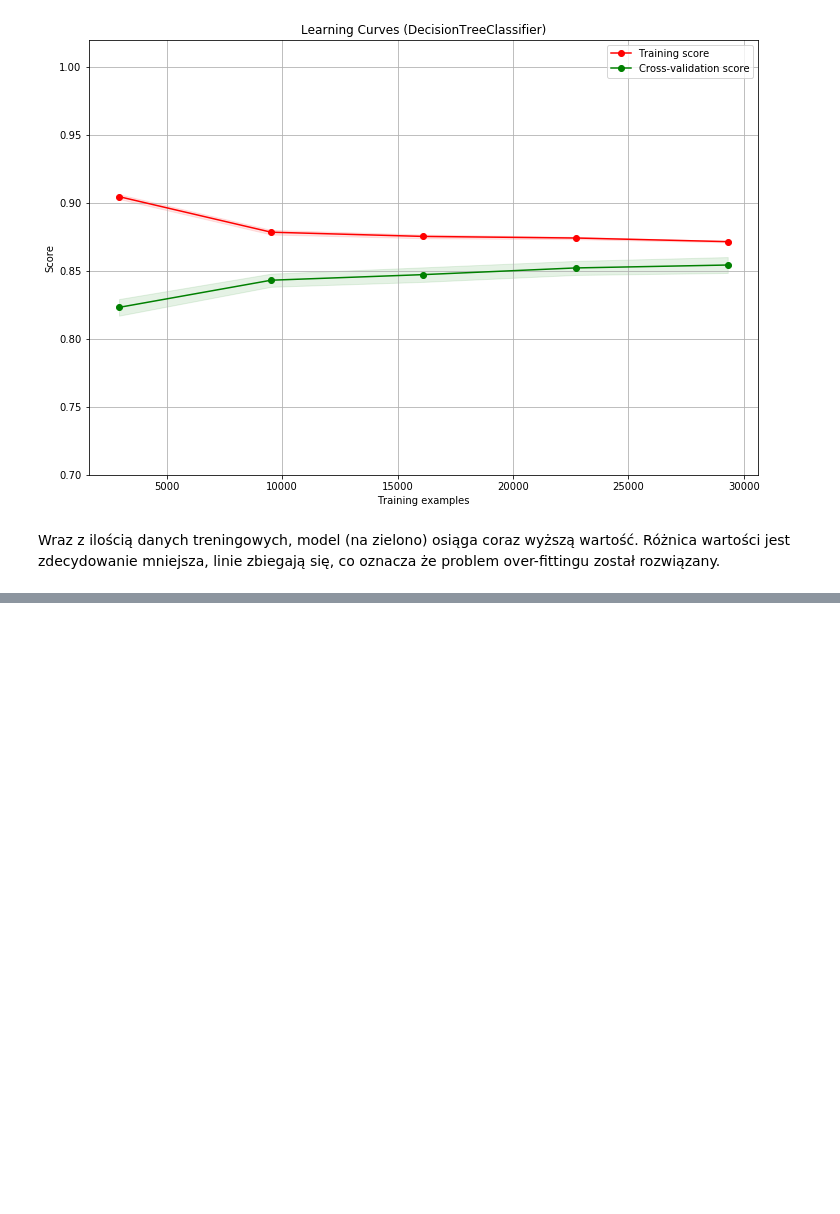
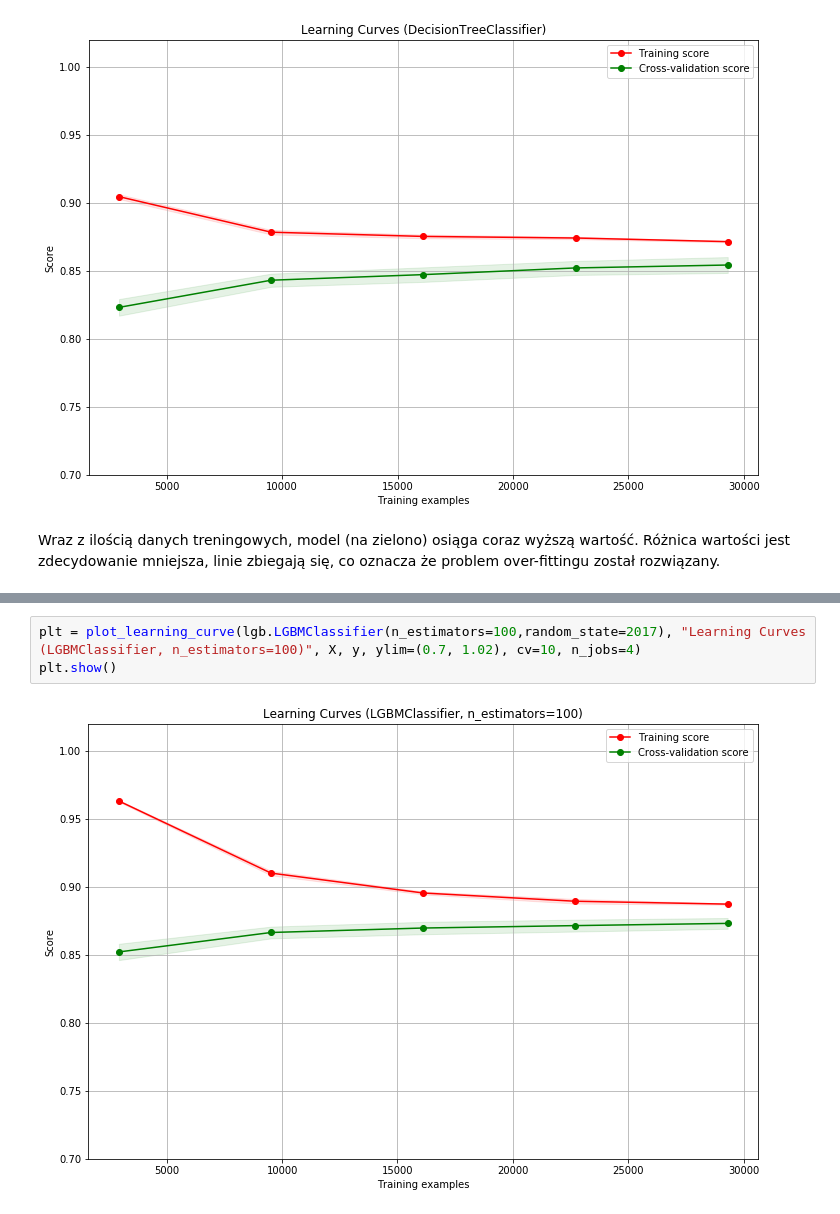
Before and after one commit to mrsanto/adult-income, a Jupyter notebook: AdultRepo1.1.ipynb, the cells around one changed output, grey strips where cells are left out. Saved outputs shown, nothing was run; the diff lists cells and outputs as text; blank space fills up the shorter version.

```diff
--- a/AdultRepo1.1.ipynb
+++ b/AdultRepo1.1.ipynb
@@ -347,0 +392,5 @@ Wraz z ilością danych treningowych, model (na zielono) osiąga coraz wyższą
+# %%
+plt = plot_learning_curve(lgb.LGBMClassifier(n_estimators=100,random_state=2017), "Learning Curves (LGBMClassifier, n_estimators=100)", X, y, ylim=(0.7, 1.02), cv=10, n_jobs=4)
+plt.show()
+# %% [output]
+[figure, added]
```
Also changed, not shown: parts of 31 cells of this notebook.
